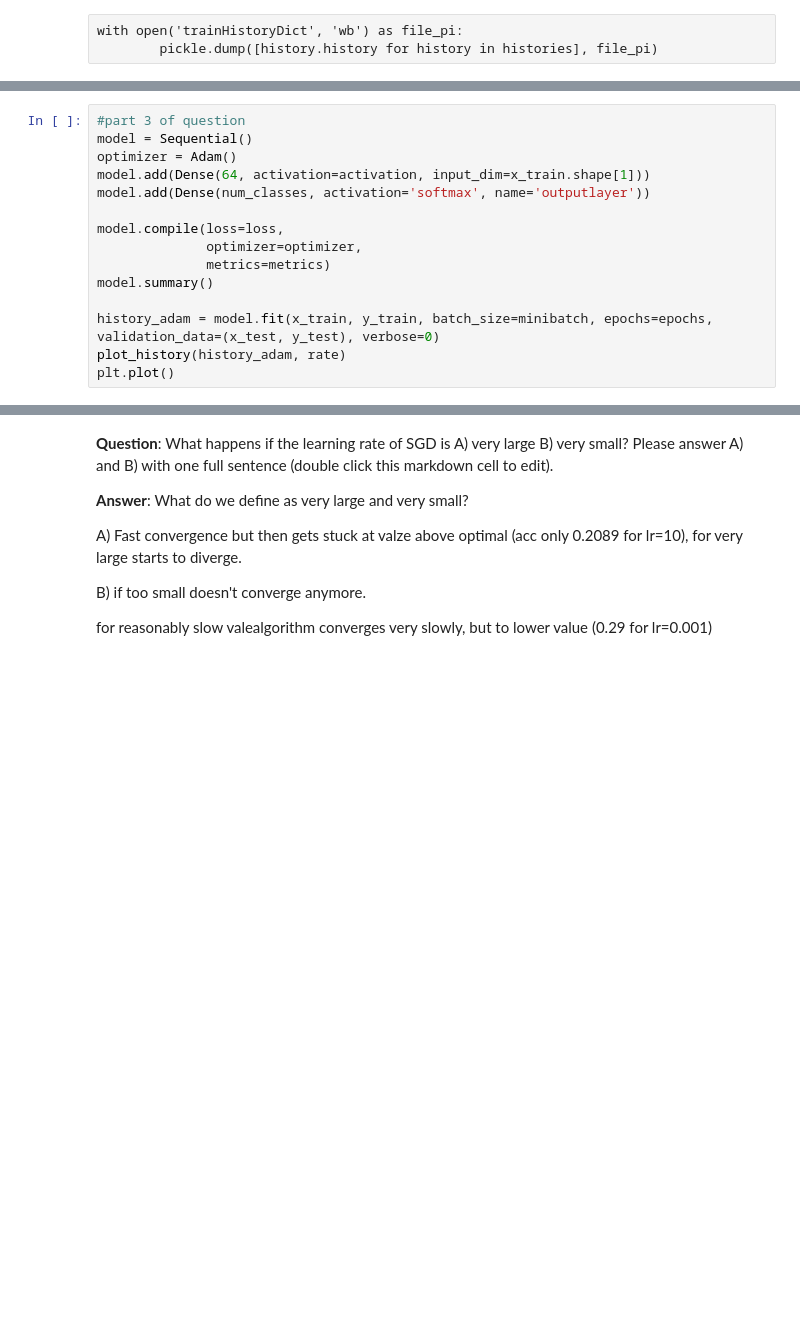
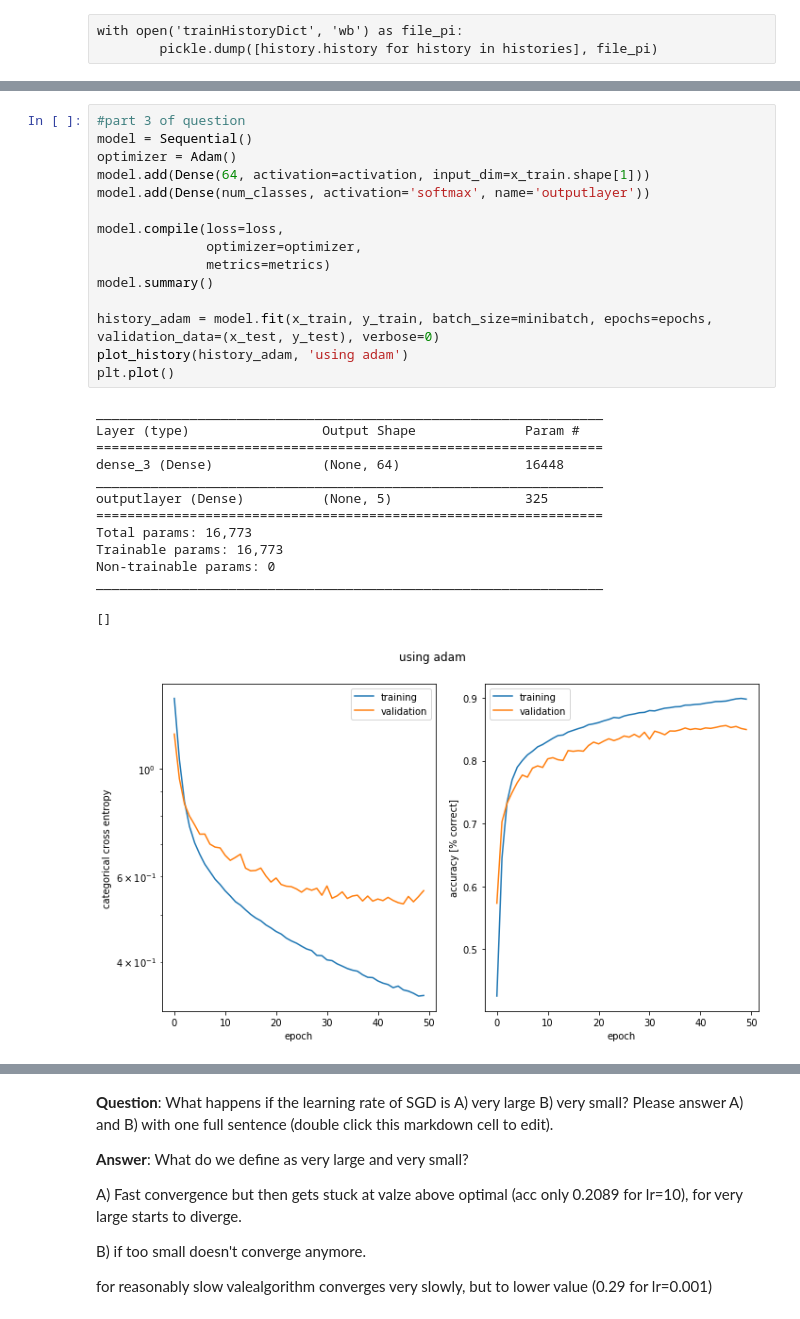
Before and after one commit to lguillain/Artificial-Neural-Networks, a Jupyter notebook: miniproject1/miniproject1_Leonore.ipynb, the cells around one changed output, grey strips where cells are left out. Cells and saved outputs as stored; diff of their text form; blank space fills up the shorter version.

```diff
--- a/miniproject1/miniproject1_Leonore.ipynb
+++ b/miniproject1/miniproject1_Leonore.ipynb
@@ -296,18 +351,32 @@ with open('trainHistoryDict', 'rb') as f:
 # %%
 #part 3 of question
 model = Sequential()
 optimizer = Adam()
 model.add(Dense(64, activation=activation, input_dim=x_train.shape[1]))
 model.add(Dense(num_classes, activation='softmax', name='outputlayer'))
 
 model.compile(loss=loss,
               optimizer=optimizer,
               metrics=metrics)
 model.summary()
 
 history_adam = model.fit(x_train, y_train, batch_size=minibatch, epochs=epochs, validation_data=(x_test, y_test), verbose=0)
-plot_history(history_adam, rate)
+plot_history(history_adam, 'using adam')
 plt.plot()
+# %% [output]
+_________________________________________________________________
+Layer (type)                 Output Shape              Param #
+=================================================================
+dense_3 (Dense)              (None, 64)                16448
+_________________________________________________________________
+outputlayer (Dense)          (None, 5)                 325
+=================================================================
+Total params: 16,773
+Trainable params: 16,773
+Non-trainable params: 0
+_________________________________________________________________
+[]
+[figure, added]
 # %%
 #part 4 plot learning curves
 
```
Also changed, not shown: parts of 46 cells of this notebook.
